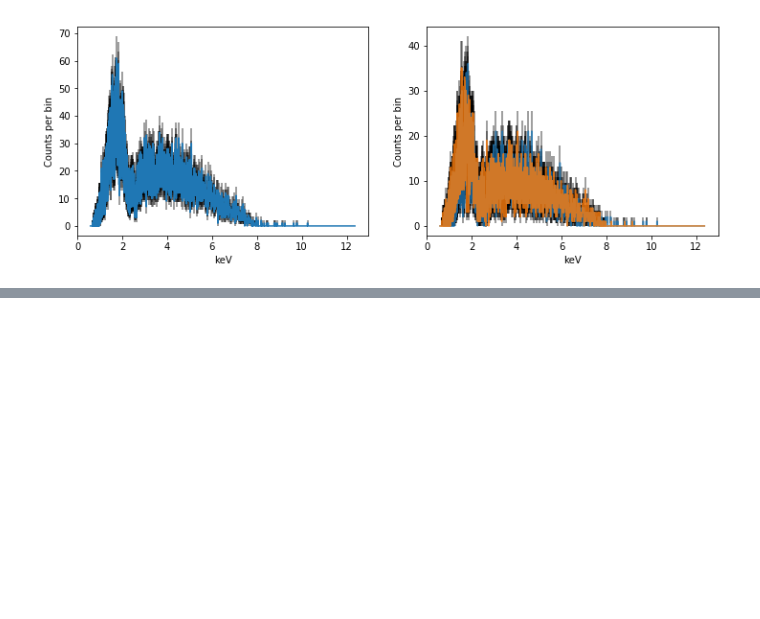
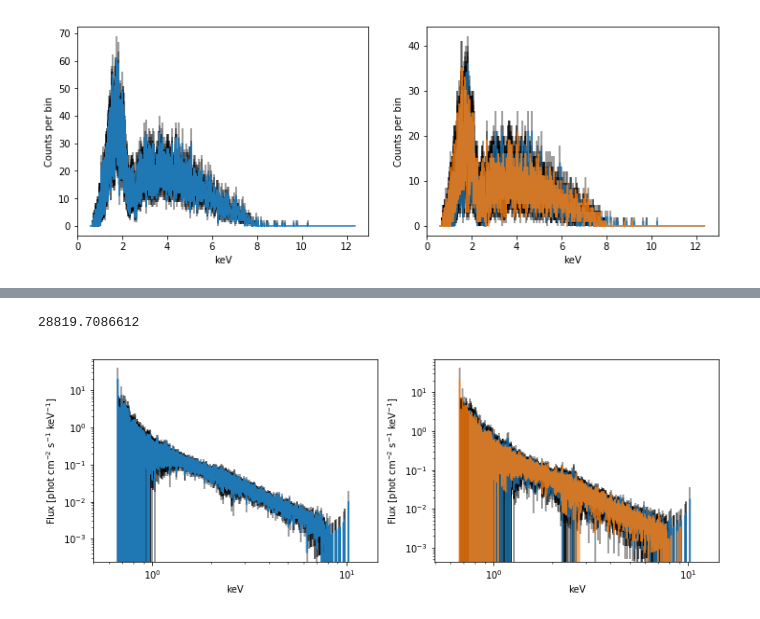
Before and after one commit to eblur/pyxsis, a Jupyter notebook: notebooks/Stacked_Spectrum.ipynb, the cells around one changed output, grey strips where cells are left out. Drawn from its saved outputs; the diff is of its cells as text; code cells hidden in the pictures; blank space fills up the shorter version.

Commit message:
StackSpectrum appears to work

```diff
--- a/notebooks/Stacked_Spectrum.ipynb
+++ b/notebooks/Stacked_Spectrum.ipynb
@@ -38,5 +38,6 @@ for s in mrk421:
 # %% [output]
 [figure]
 # %%
-mrk421[0].arf.data[1].header['EXPOSURE']
+for s in mrk421:
+    print(s.arf.data[1].header['EXPOSURE'])
 # %% [output]
@@ -43,0 +46,19 @@ mrk421[0].arf.data[1].header['EXPOSURE']
+# %%
+print(heg_stack.exposure)
+# %% [output]
+28819.7086612
+# %%
+fig = plt.figure(figsize=(12,4))
+
+ax0 = plt.subplot(121)
+xpysis.plot_unfold(ax0, heg_stack)
+ax0.set_xscale('log')
+ax0.set_yscale('log')
+
+ax1 = plt.subplot(122)
+for s in mrk421:
+    xpysis.plot_unfold(ax1, s, alpha=0.8)
+ax1.set_xscale('log')
+ax1.set_yscale('log')
+# %% [output]
+[figure, added]
```
Also changed, not shown: parts of 1 cell of this notebook, 1 other file.
